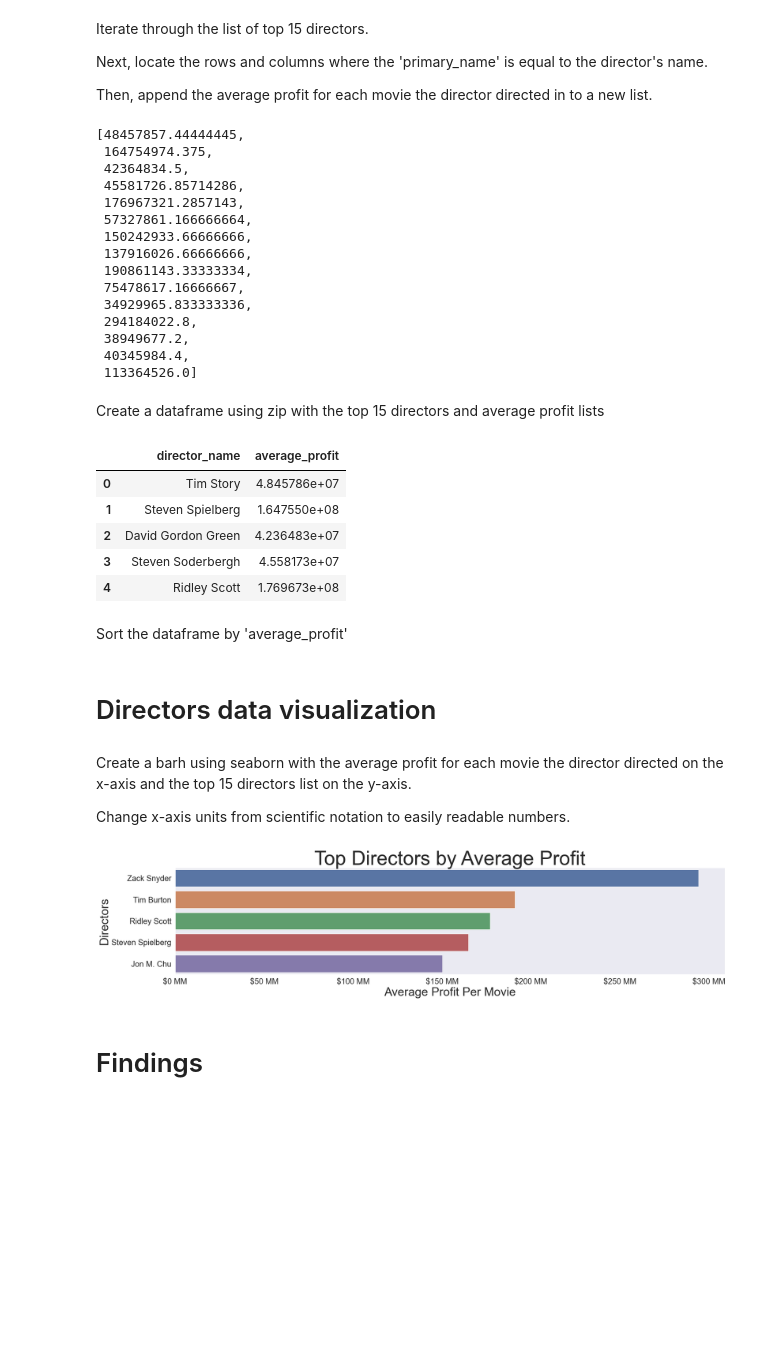
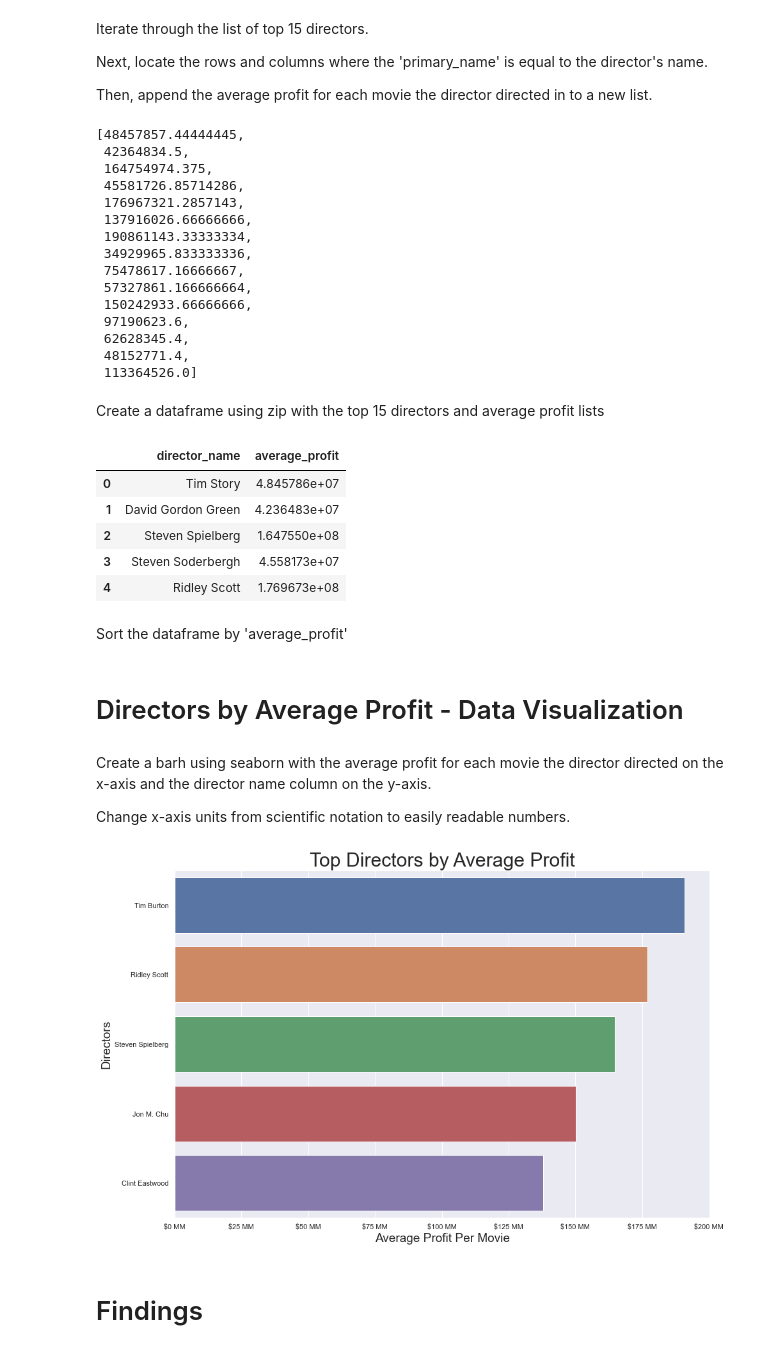
Before and after one commit to JordanMang/phase_1_id10t_team, a Jupyter notebook: primary_notebook.ipynb, the cells around one changed output. Drawn from its saved outputs; the diff is of its cells as text; code cells hidden in the pictures; blank space fills up the shorter version.

```diff
--- a/primary_notebook.ipynb
+++ b/primary_notebook.ipynb
@@ -466,6 +479,0 @@ Sort director df by 'profit'.
-# %%
-directors_df.sort_values(by='profit',
-                   ascending=False,
-                   inplace=True)
-
-directors_df
@@ -488,7 +482,5 @@ directors_df
 # %% [markdown]
 Count the values associated with the 15 most common directors that appear in the sorted directors df.
-# %%
-directors_df.sort_values(by='profit', ascending=False, inplace=True)
 # %%
 top_15_dirs = directors_df.value_counts('primary_name').head(15)
 
@@ -549,19 +541,19 @@ for director in top_15_dirs_list:
 avg_dir
 # %% [output]
 [48457857.44444445,
+ 42364834.5,
  164754974.375,
- 42364834.5,
  45581726.85714286,
  176967321.2857143,
+ 137916026.66666666,
+ 190861143.33333334,
+ 34929965.833333336,
+ 75478617.16666667,
  57327861.166666664,
  150242933.66666666,
- 137916026.66666666,
- 190861143.33333334,
- 75478617.16666667,
- 34929965.833333336,
- 294184022.8,
- 38949677.2,
- 40345984.4,
+ 97190623.6,
+ 62628345.4,
+ 48152771.4,
  113364526.0]
 # %% [markdown]
 Create a dataframe using zip with the top 15 directors and average profit lists
@@ -573,13 +565,11 @@ directing_df.head()
 # %% [output]
 |  | director_name | average_profit |
 | 0 | Tim Story | 4.845786e+07 |
-| 1 | Steven Spielberg | 1.647550e+08 |
-| 2 | David Gordon Green | 4.236483e+07 |
+| 1 | David Gordon Green | 4.236483e+07 |
+| 2 | Steven Spielberg | 1.647550e+08 |
 | 3 | Steven Soderbergh | 4.558173e+07 |
 | 4 | Ridley Scott | 1.769673e+08 |
 # %% [markdown]
 Sort the dataframe by 'average_profit'
 # %%
 directing_df.sort_values(by='average_profit', inplace=True, ascending=False)
-# %% [markdown]
-# Directors data visualization
@@ -599,33 +576,34 @@ directing_df.sort_values(by='average_profit', inplace=True, ascending=False)
+# %% [markdown]
+# Directors by Average Profit - Data Visualization
 # %% [markdown]
-Create a barh using seaborn with the average profit for each movie the director directed on the x-axis and the top 15 directors list on the y-axis.
+Create a barh using seaborn with the average profit for each movie the director directed on the x-axis and the director name column on the y-axis.
 
 Change x-axis units from scientific notation to easily readable numbers.
 # %%
 sns.set(style="white")
 
 sns.color_palette("rocket")
 
-sns.set(rc = {'figure.figsize':(25,5)})
+sns.set(rc = {'figure.figsize':(15,10)})
 
 g = sns.barplot(x='average_profit', y='director_name', data=directing_df.head(5))
 
-plt.ticklabel_format(axis='x', style='plain')
-plt.title('Top Directors by Average Profit', fontsize=50)
-plt.xlabel('Average Profit Per Movie', fontsize=30)
-plt.ylabel('Directors', fontsize=30)
-plt.xticks(fontsize=20)
-plt.yticks(fontsize=20)
-plt.grid(False)
+plt.title('Top Directors by Average Profit', fontsize=30)
+plt.xlabel('Average Profit Per Movie', fontsize=19)
+plt.ylabel('Directors', fontsize=19)
+
+#plt.ticklabel_format(axis='x', style='plain')
+#pd.set_option('display.float_format', lambda x: '%.9f' % x)
 
 ticks_loc = g.get_xticks().tolist()
-#g.xaxis.set_major_locator(mticker.FixedLocator(ticks_loc))
-
-#g.set_xticklabels([label_format.format(x) for x in ticks_loc])
+g.xaxis.set_major_locator(mtick.FixedLocator(ticks_loc))
+label_format = '{:,.0f}'
+g.set_xticklabels([label_format.format(x) for x in ticks_loc])
 
 xlabels = ['${:,.0f}'.format(x) + ' MM' for x in g.get_xticks()/1000000]
 g.set_xticklabels(xlabels);
 # %% [output]
-[figure, old version]
+[figure, new version]
 # %% [markdown]
 # Findings
 # %% [markdown]
```
Also changed, not shown: parts of 57 cells of this notebook, 1 other file.
